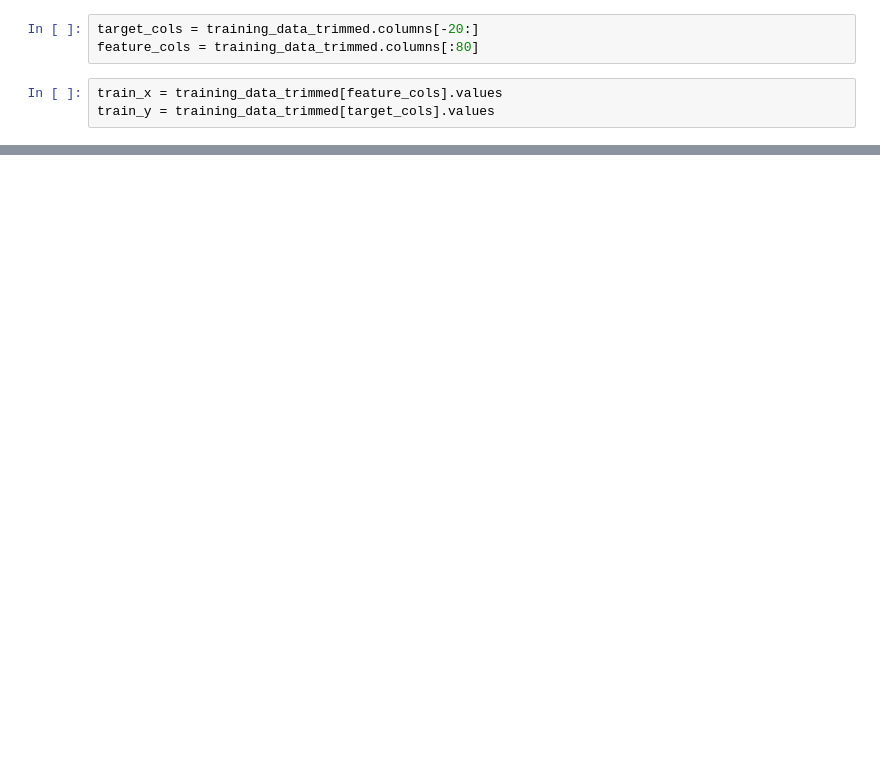
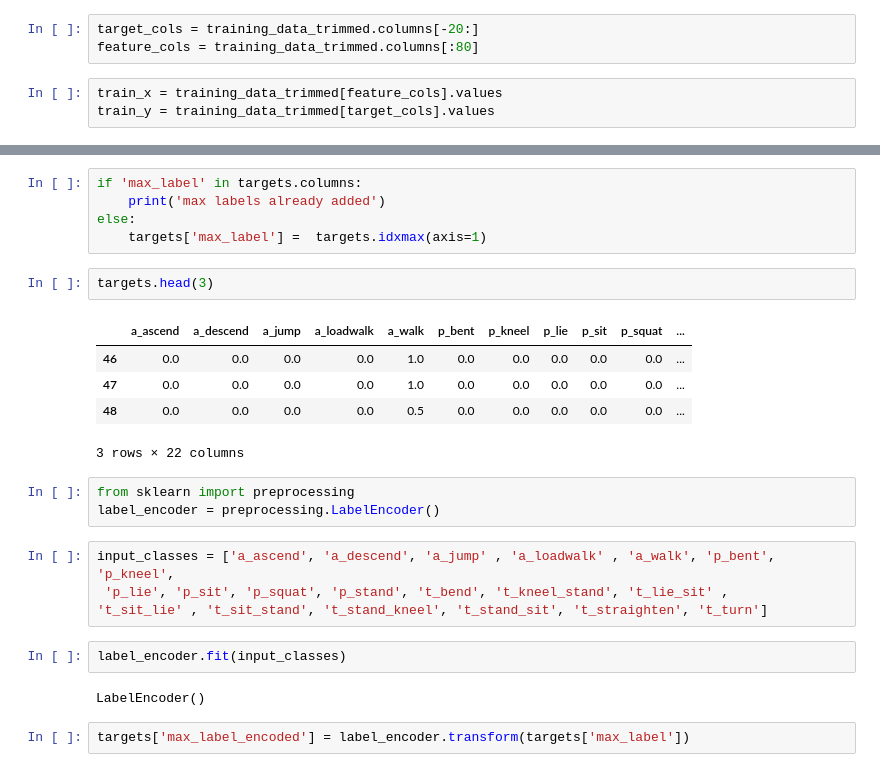
Before and after one commit to OliDeane/Sphere, a Jupyter notebook: Data_Prep.ipynb, the cells around one changed output, grey strips where cells are left out. Drawn from its saved outputs; the diff is of its cells as text; blank space fills up the shorter version.

```diff
--- a/Data_Prep.ipynb
+++ b/Data_Prep.ipynb
@@ -228,0 +206,26 @@ training_data_trimmed[target_cols]
+# %%
+if 'max_label' in targets.columns:
+    print('max labels already added')
+else:
+    targets['max_label'] =  targets.idxmax(axis=1)
+# %%
+targets.head(3)
+# %% [output]
+|  | a_ascend | a_descend | a_jump | a_loadwalk | a_walk | p_bent | p_kneel | p_lie | p_sit | p_squat | ... |
+| 46 | 0.0 | 0.0 | 0.0 | 0.0 | 1.0 | 0.0 | 0.0 | 0.0 | 0.0 | 0.0 | ... |
+| 47 | 0.0 | 0.0 | 0.0 | 0.0 | 1.0 | 0.0 | 0.0 | 0.0 | 0.0 | 0.0 | ... |
+| 48 | 0.0 | 0.0 | 0.0 | 0.0 | 0.5 | 0.0 | 0.0 | 0.0 | 0.0 | 0.0 | ... |
+3 rows × 22 columns
+# %%
+from sklearn import preprocessing
+label_encoder = preprocessing.LabelEncoder()
+# %%
+input_classes = ['a_ascend', 'a_descend', 'a_jump' , 'a_loadwalk' , 'a_walk', 'p_bent', 'p_kneel',
+ 'p_lie', 'p_sit', 'p_squat', 'p_stand', 't_bend', 't_kneel_stand', 't_lie_sit' ,
+'t_sit_lie' , 't_sit_stand', 't_stand_kneel', 't_stand_sit', 't_straighten', 't_turn']
+# %%
+label_encoder.fit(input_classes)
+# %% [output]
+LabelEncoder()
+# %%
+targets['max_label_encoded'] = label_encoder.transform(targets['max_label'])
```
Also changed, not shown: parts of 20 cells of this notebook.
